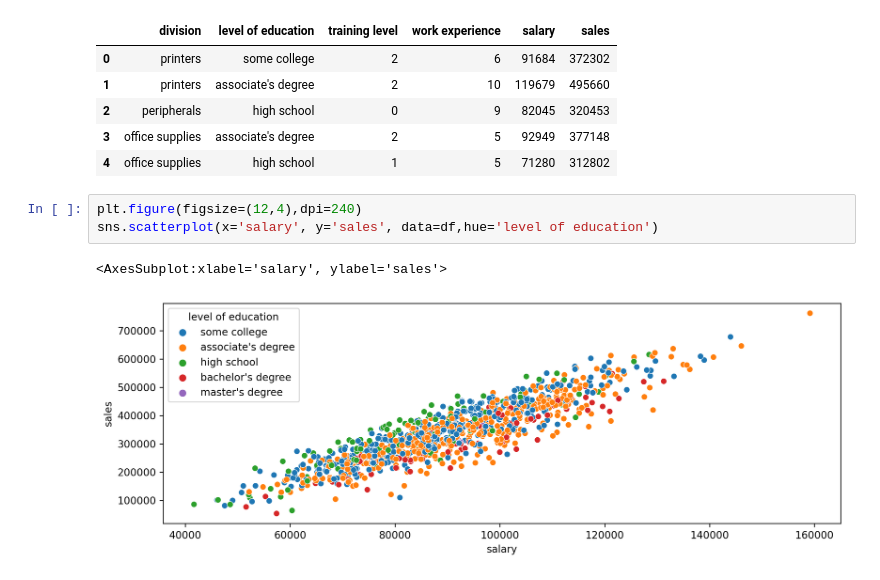
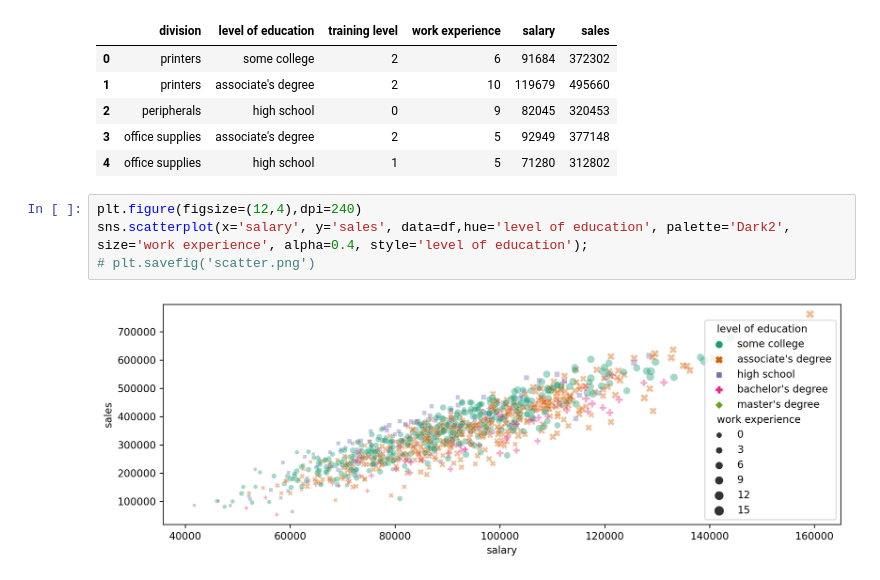
Before and after one commit to kinwong/Udemy-Machine-Learning-Data-Science-Masterclass, a Jupyter notebook: seaborn.ipynb, the cells around one changed output. Drawn from its saved outputs; the diff is of its cells as text.

Commit message:
more on categorical charts.

```diff
--- a/seaborn.ipynb
+++ b/seaborn.ipynb
@@ -15,7 +15,7 @@ df.head()
 | 4 | office supplies | high school | 1 | 5 | 71280 | 312802 |
 # %%
 plt.figure(figsize=(12,4),dpi=240)
-sns.scatterplot(x='salary', y='sales', data=df,hue='level of education')
+sns.scatterplot(x='salary', y='sales', data=df,hue='level of education', palette='Dark2', size='work experience', alpha=0.4, style='level of education');
+# plt.savefig('scatter.png')
 # %% [output]
-<AxesSubplot:xlabel='salary', ylabel='sales'>
-[figure, old version]
+[figure, new version]
```
Also changed, not shown: parts of 4 cells of this notebook.
